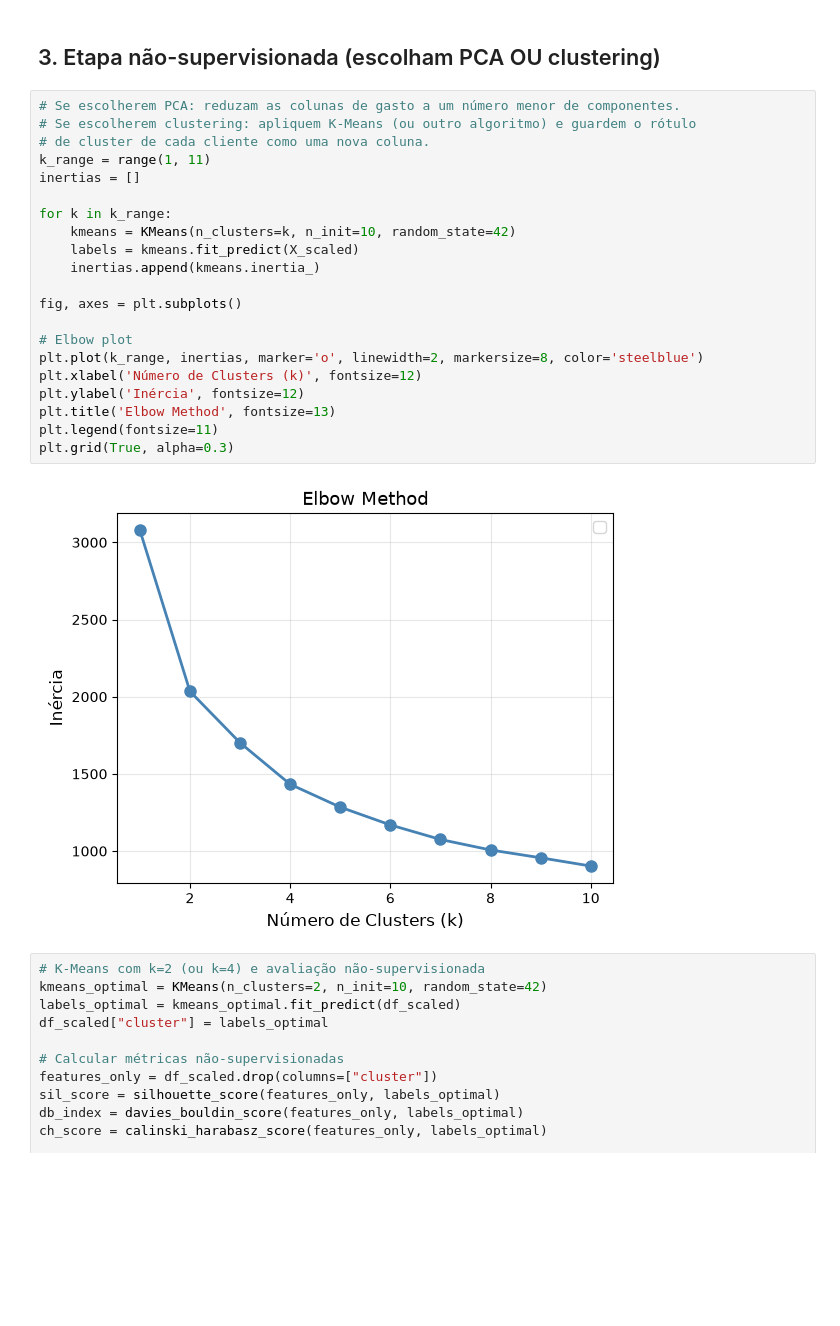
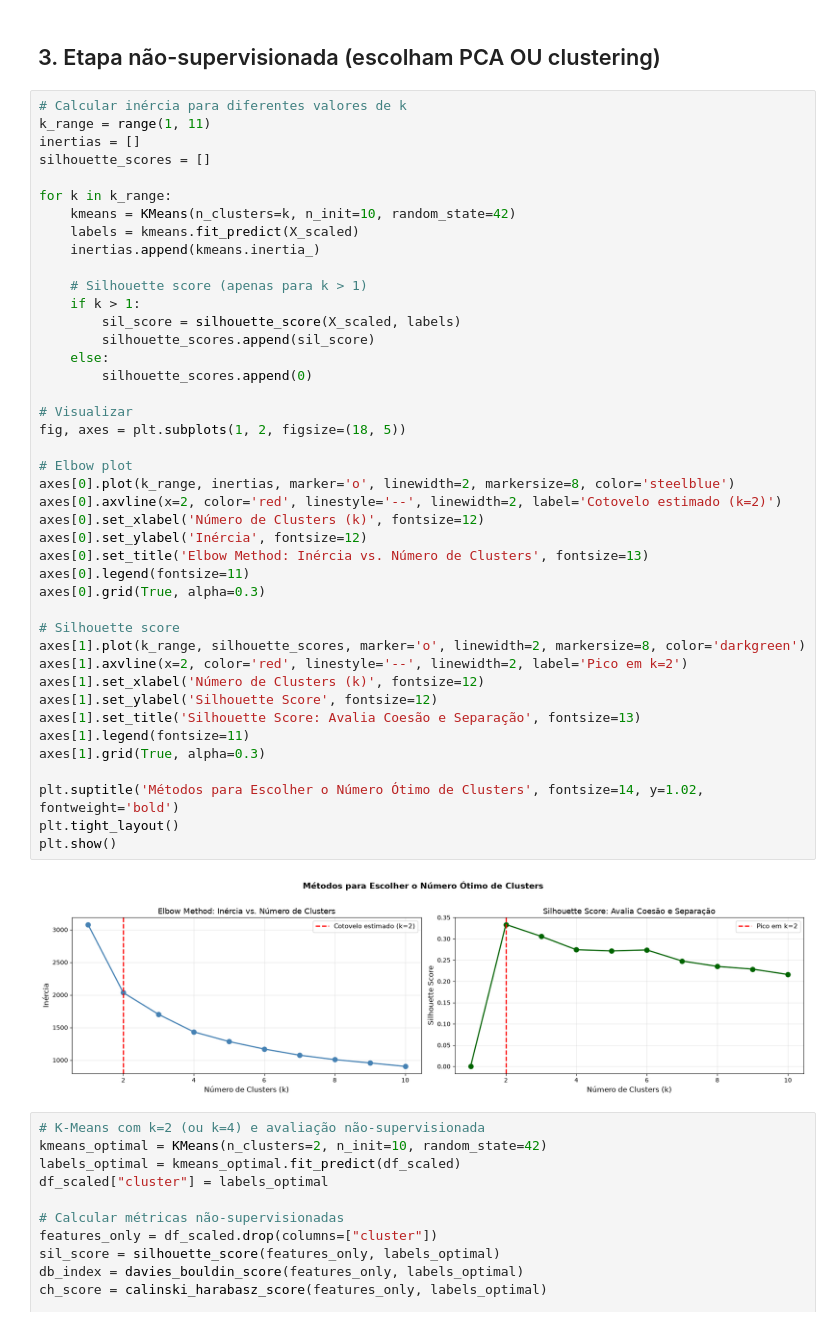
Before and after one commit to YzbaH/hackaton-naosupervisionado, a Jupyter notebook: enunciado.ipynb, the cells around one changed output. Cells and saved outputs as stored; diff of their text form; blank space fills up the shorter version.

Commit message:
gráfico silhouette k-means

```diff
--- a/enunciado.ipynb
+++ b/enunciado.ipynb
@@ -145,28 +145,49 @@ df_scaled.head()
 # %% [markdown]
 ## 3. Etapa não-supervisionada (escolham PCA OU clustering)
 # %%
-# Se escolherem PCA: reduzam as colunas de gasto a um número menor de componentes.
-# Se escolherem clustering: apliquem K-Means (ou outro algoritmo) e guardem o rótulo
-# de cluster de cada cliente como uma nova coluna.
+# Calcular inércia para diferentes valores de k
 k_range = range(1, 11)
 inertias = []
+silhouette_scores = []
 
 for k in k_range:
     kmeans = KMeans(n_clusters=k, n_init=10, random_state=42)
     labels = kmeans.fit_predict(X_scaled)
     inertias.append(kmeans.inertia_)
 
-fig, axes = plt.subplots()
+    # Silhouette score (apenas para k > 1)
+    if k > 1:
+        sil_score = silhouette_score(X_scaled, labels)
+        silhouette_scores.append(sil_score)
+    else:
+        silhouette_scores.append(0)
+
+# Visualizar
+fig, axes = plt.subplots(1, 2, figsize=(18, 5))
 
 # Elbow plot
-plt.plot(k_range, inertias, marker='o', linewidth=2, markersize=8, color='steelblue')
-plt.xlabel('Número de Clusters (k)', fontsize=12)
-plt.ylabel('Inércia', fontsize=12)
-plt.title('Elbow Method', fontsize=13)
-plt.legend(fontsize=11)
-plt.grid(True, alpha=0.3)
+axes[0].plot(k_range, inertias, marker='o', linewidth=2, markersize=8, color='steelblue')
+axes[0].axvline(x=2, color='red', linestyle='--', linewidth=2, label='Cotovelo estimado (k=2)')
+axes[0].set_xlabel('Número de Clusters (k)', fontsize=12)
+axes[0].set_ylabel('Inércia', fontsize=12)
+axes[0].set_title('Elbow Method: Inércia vs. Número de Clusters', fontsize=13)
+axes[0].legend(fontsize=11)
+axes[0].grid(True, alpha=0.3)
+
+# Silhouette score
+axes[1].plot(k_range, silhouette_scores, marker='o', linewidth=2, markersize=8, color='darkgreen')
+axes[1].axvline(x=2, color='red', linestyle='--', linewidth=2, label='Pico em k=2')
+axes[1].set_xlabel('Número de Clusters (k)', fontsize=12)
+axes[1].set_ylabel('Silhouette Score', fontsize=12)
+axes[1].set_title('Silhouette Score: Avalia Coesão e Separação', fontsize=13)
+axes[1].legend(fontsize=11)
+axes[1].grid(True, alpha=0.3)
+
+plt.suptitle('Métodos para Escolher o Número Ótimo de Clusters', fontsize=14, y=1.02, fontweight='bold')
+plt.tight_layout()
+plt.show()
 # %% [output]
-[figure, old version]
+[figure, new version]
 # %%
 # K-Means com k=2 (ou k=4) e avaliação não-supervisionada
 kmeans_optimal = KMeans(n_clusters=2, n_init=10, random_state=42)
```
